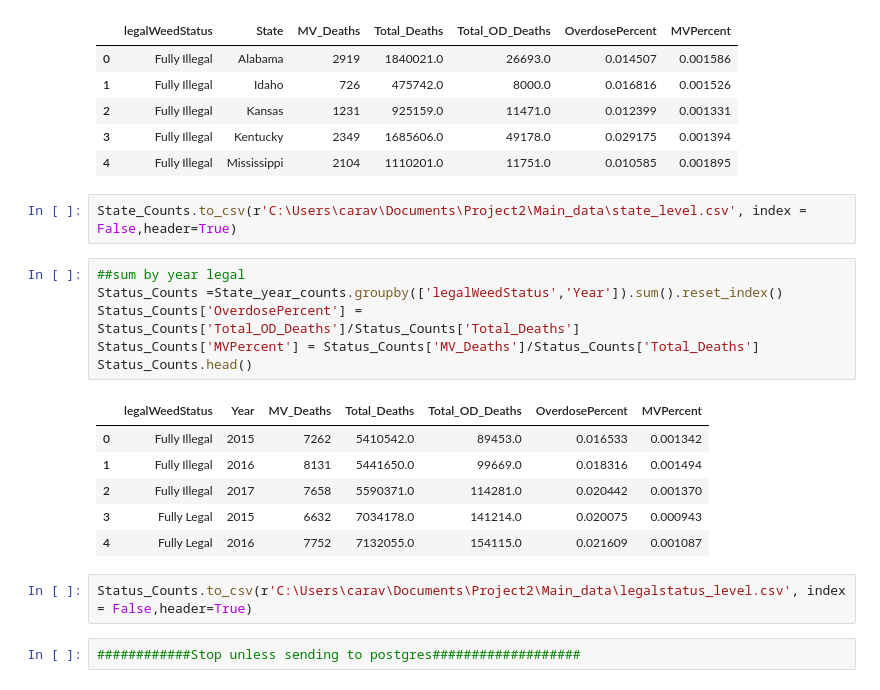
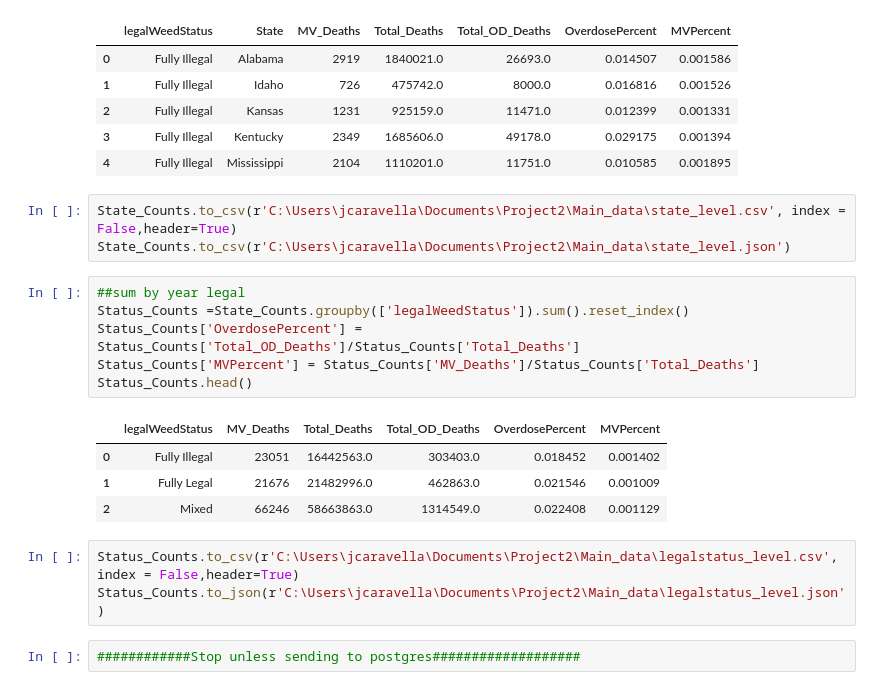
Before and after one commit to caravella483/Project2, a Jupyter notebook: jasonc/static/data/legalizeit.ipynb, the cells around one changed output. Cells and saved outputs as stored; diff of their text form.

Commit message:
json

```diff
--- a/jasonc/static/data/legalizeit.ipynb
+++ b/jasonc/static/data/legalizeit.ipynb
@@ -393,22 +392,22 @@ State_Counts.head()
 | 3 | Fully Illegal | Kentucky | 2349 | 1685606.0 | 49178.0 | 0.029175 | 0.001394 |
 | 4 | Fully Illegal | Mississippi | 2104 | 1110201.0 | 11751.0 | 0.010585 | 0.001895 |
 # %%
-State_Counts.to_csv(r'C:\Users\carav\Documents\Project2\Main_data\state_level.csv', index = False,header=True)
+State_Counts.to_csv(r'C:\Users\jcaravella\Documents\Project2\Main_data\state_level.csv', index = False,header=True)
+State_Counts.to_csv(r'C:\Users\jcaravella\Documents\Project2\Main_data\state_level.json')
 # %%
 ##sum by year legal
-Status_Counts =State_year_counts.groupby(['legalWeedStatus','Year']).sum().reset_index()
+Status_Counts =State_Counts.groupby(['legalWeedStatus']).sum().reset_index()
 Status_Counts['OverdosePercent'] = Status_Counts['Total_OD_Deaths']/Status_Counts['Total_Deaths']
 Status_Counts['MVPercent'] = Status_Counts['MV_Deaths']/Status_Counts['Total_Deaths']
 Status_Counts.head()
 # %% [output]
-|  | legalWeedStatus | Year | MV_Deaths | Total_Deaths | Total_OD_Deaths | OverdosePercent | MVPercent |
-| 0 | Fully Illegal | 2015 | 7262 | 5410542.0 | 89453.0 | 0.016533 | 0.001342 |
-| 1 | Fully Illegal | 2016 | 8131 | 5441650.0 | 99669.0 | 0.018316 | 0.001494 |
-| 2 | Fully Illegal | 2017 | 7658 | 5590371.0 | 114281.0 | 0.020442 | 0.001370 |
-| 3 | Fully Legal | 2015 | 6632 | 7034178.0 | 141214.0 | 0.020075 | 0.000943 |
-| 4 | Fully Legal | 2016 | 7752 | 7132055.0 | 154115.0 | 0.021609 | 0.001087 |
+|  | legalWeedStatus | MV_Deaths | Total_Deaths | Total_OD_Deaths | OverdosePercent | MVPercent |
+| 0 | Fully Illegal | 23051 | 16442563.0 | 303403.0 | 0.018452 | 0.001402 |
+| 1 | Fully Legal | 21676 | 21482996.0 | 462863.0 | 0.021546 | 0.001009 |
+| 2 | Mixed | 66246 | 58663863.0 | 1314549.0 | 0.022408 | 0.001129 |
 # %%
-Status_Counts.to_csv(r'C:\Users\carav\Documents\Project2\Main_data\legalstatus_level.csv', index = False,header=True)
+Status_Counts.to_csv(r'C:\Users\jcaravella\Documents\Project2\Main_data\legalstatus_level.csv', index = False,header=True)
+Status_Counts.to_json(r'C:\Users\jcaravella\Documents\Project2\Main_data\legalstatus_level.json')
 # %%
 ############Stop unless sending to postgres###################
 # %%
```
Also changed, not shown: parts of 2 cells of this notebook, 4 other files.
